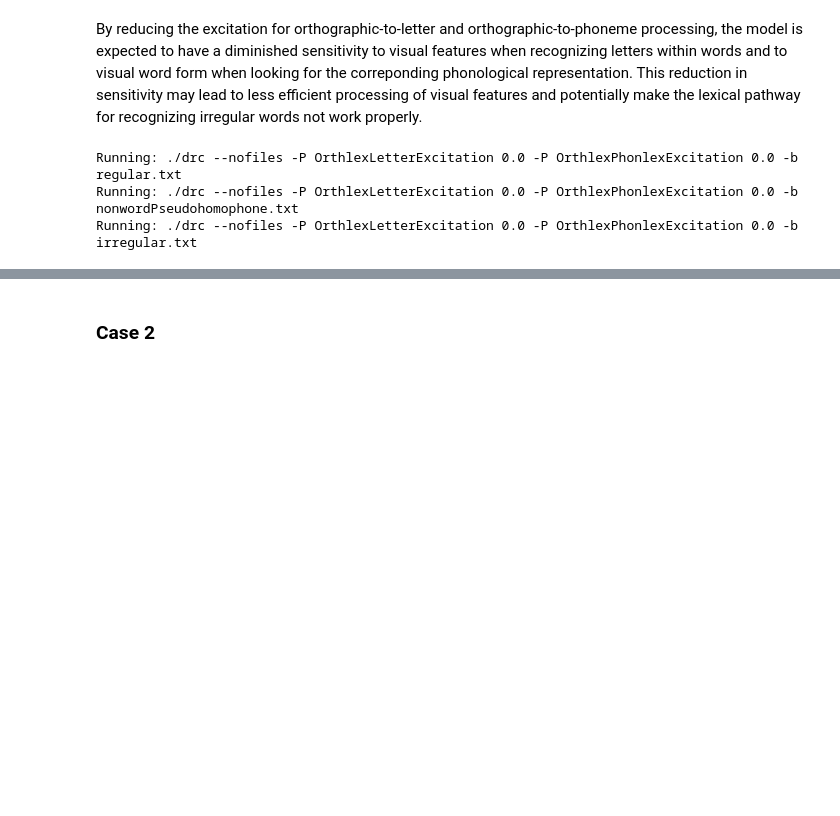
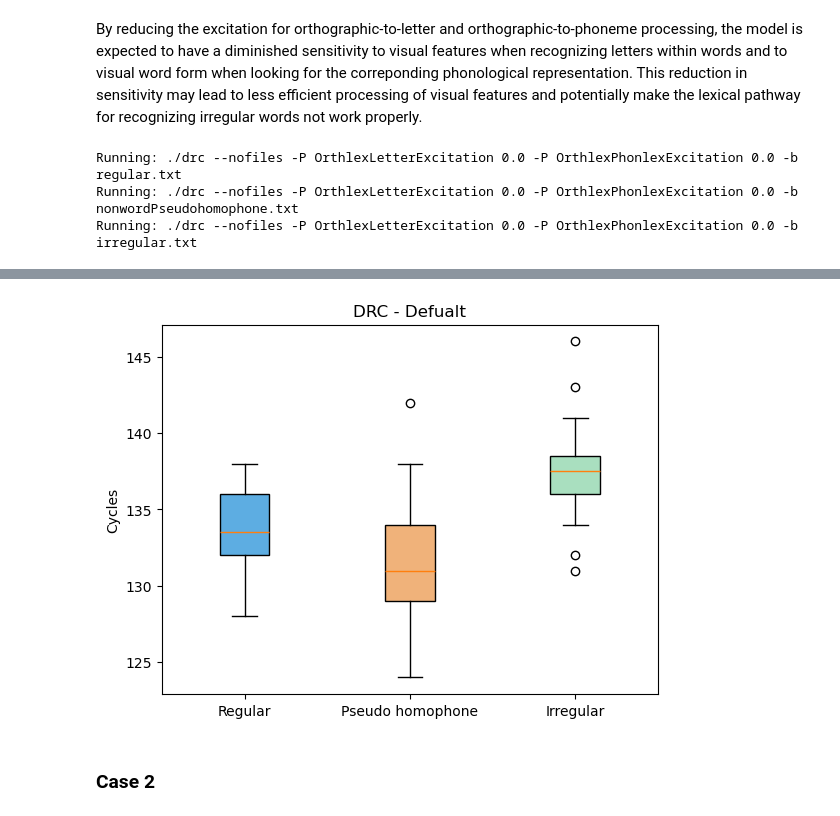
Before and after one commit to Quinta13/LRB_project, a Jupyter notebook: assignment2/exercises.ipynb, the cells around one changed output, grey strips where cells are left out. Drawn from its saved outputs; the diff is of its cells as text; code cells hidden in the pictures; blank space fills up the shorter version.

```diff
--- a/assignment2/exercises.ipynb
+++ b/assignment2/exercises.ipynb
@@ -560,3 +581,11 @@ ResultSet.plot_cycles_comparison(
+# %%
+ResultSet.plot_cycles_boxplot(
+    results=[regular_results_case1, ph_results_case1, irregular_results_case1],
+    legends=["Regular", "Pseudo homophone", "Irregular"],
+    title="DRC - Defualt"
+)
+# %% [output]
+[figure, added]
 # %% [markdown]
 ### Case 2
 # %%
```
Also changed, not shown: parts of 12 cells of this notebook, 2 other files.
